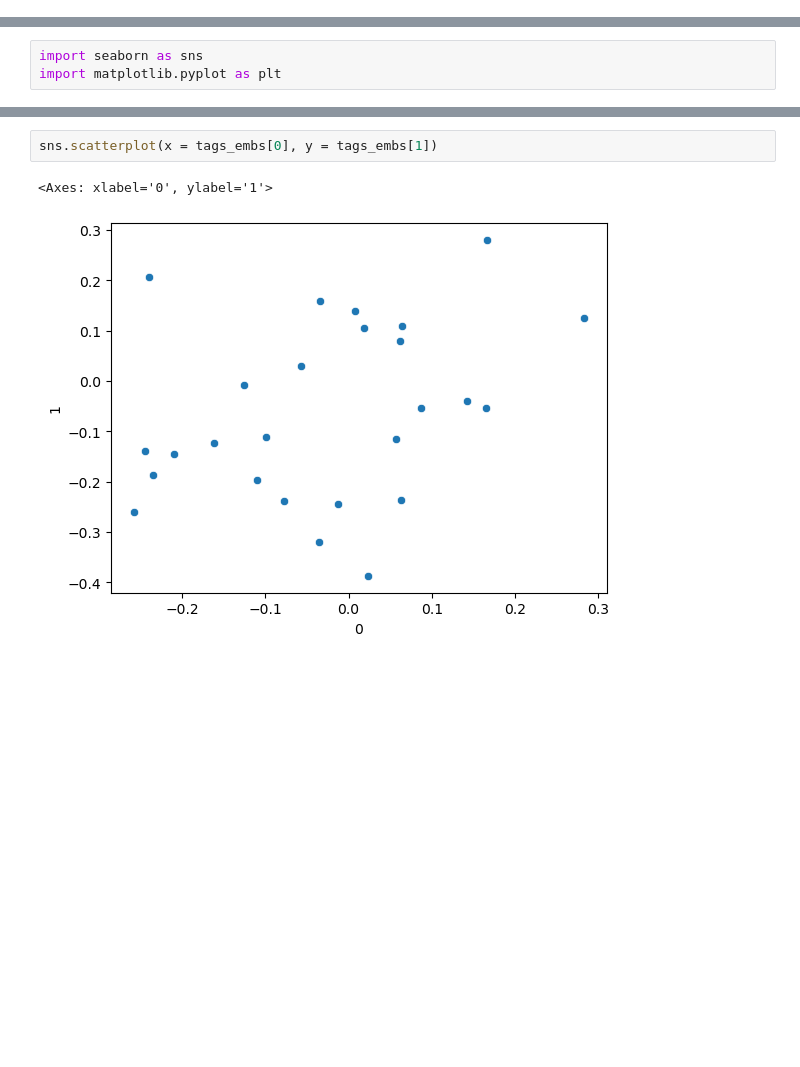
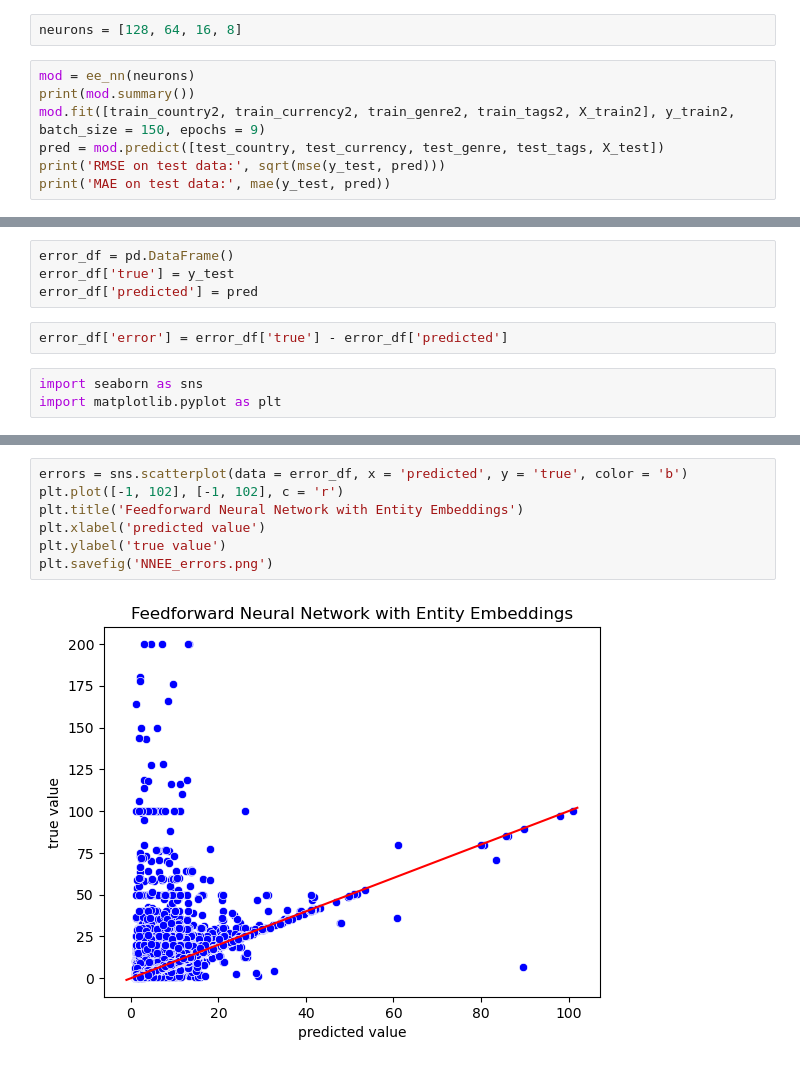
Before and after one commit to Maevezw/Master-Thesis, a Jupyter notebook: EE-training.ipynb, the cells around one changed output, grey strips where cells are left out. Drawn from its saved outputs; the diff is of its cells as text; blank space fills up the shorter version.

```diff
--- a/EE-training.ipynb
+++ b/EE-training.ipynb
@@ -493,0 +488,9 @@ error_df['error'] = error_df['true'] - error_df['pred']
+# %%
+neurons = [128, 64, 16, 8]
+# %%
+mod = ee_nn(neurons)
+print(mod.summary())
+mod.fit([train_country2, train_currency2, train_genre2, train_tags2, X_train2], y_train2, batch_size = 150, epochs = 9)
+pred = mod.predict([test_country, test_currency, test_genre, test_tags, X_test])
+print('RMSE on test data:', sqrt(mse(y_test, pred)))
+print('MAE on test data:', mae(y_test, pred))
@@ -494,3 +515,9 @@ error_df['error'] = error_df['true'] - error_df['pred']
+# %%
+error_df = pd.DataFrame()
+error_df['true'] = y_test
+error_df['predicted'] = pred
+# %%
+error_df['error'] = error_df['true'] - error_df['predicted']
 # %%
 import seaborn as sns
 import matplotlib.pyplot as plt
@@ -608,5 +524,9 @@ tags_embs
-# %%
-sns.scatterplot(x = tags_embs[0], y = tags_embs[1])
-# %% [output]
-<Axes: xlabel='0', ylabel='1'>
-[figure, removed]
+# %%
+errors = sns.scatterplot(data = error_df, x = 'predicted', y = 'true', color = 'b')
+plt.plot([-1, 102], [-1, 102], c = 'r')
+plt.title('Feedforward Neural Network with Entity Embeddings')
+plt.xlabel('predicted value')
+plt.ylabel('true value')
+plt.savefig('NNEE_errors.png')
+# %% [output]
+[figure, added]
```
Also changed, not shown: parts of 116 cells of this notebook.
